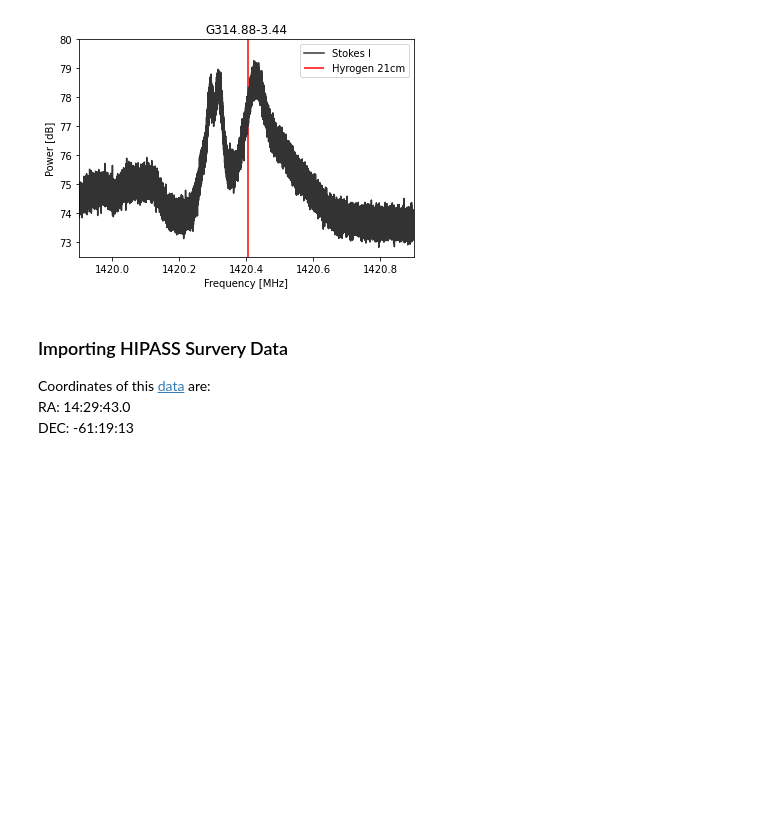
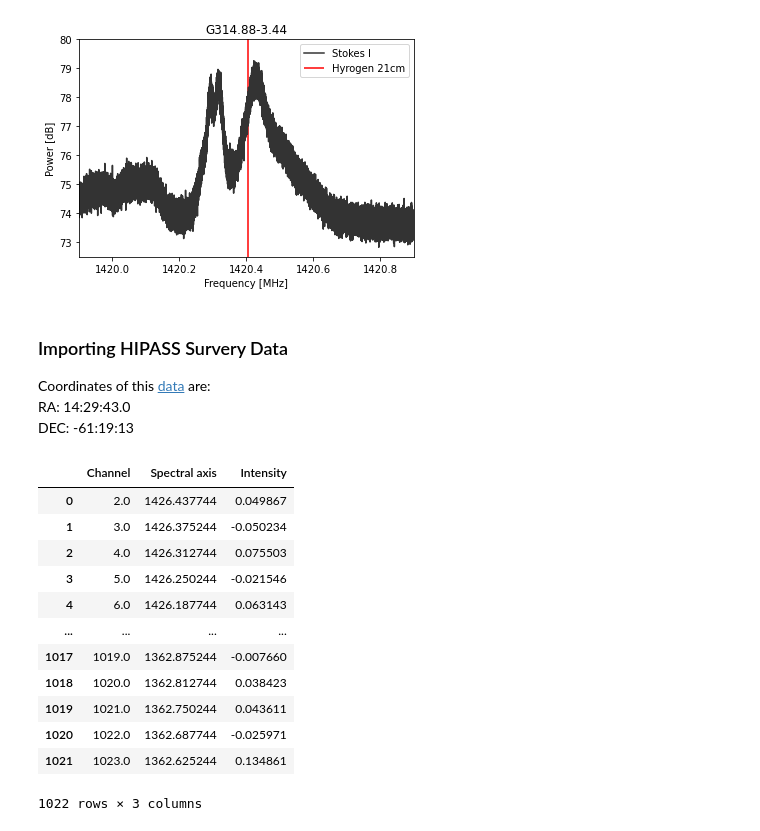
Before and after one commit to rtraas/SETI-Proxima-Centauri, a Jupyter notebook: H21cm.ipynb, the cells around one changed output. Cells and saved outputs as stored; diff of their text form; code cells hidden in the pictures; blank space fills up the shorter version.

```diff
--- a/H21cm.ipynb
+++ b/H21cm.ipynb
@@ -76,3 +76,19 @@ Coordinates of this [data](https://www.atnf.csiro.au/cgi-bin/multi/release/downl
 # %%
 data = pd.read_csv('HIPASS_142943.0-6119.txt', sep="      |    |   ")
 #data.columns = ['Channel','Spectral axis','Intensity']
+# %%
+data
+# %% [output]
+|  | Channel | Spectral axis | Intensity |
+| 0 | 2.0 | 1426.437744 | 0.049867 |
+| 1 | 3.0 | 1426.375244 | -0.050234 |
+| 2 | 4.0 | 1426.312744 | 0.075503 |
+| 3 | 5.0 | 1426.250244 | -0.021546 |
+| 4 | 6.0 | 1426.187744 | 0.063143 |
+| ... | ... | ... | ... |
+| 1017 | 1019.0 | 1362.875244 | -0.007660 |
+| 1018 | 1020.0 | 1362.812744 | 0.038423 |
+| 1019 | 1021.0 | 1362.750244 | 0.043611 |
+| 1020 | 1022.0 | 1362.687744 | -0.025971 |
+| 1021 | 1023.0 | 1362.625244 | 0.134861 |
+1022 rows × 3 columns
```
Also changed, not shown: parts of 2 cells of this notebook.
